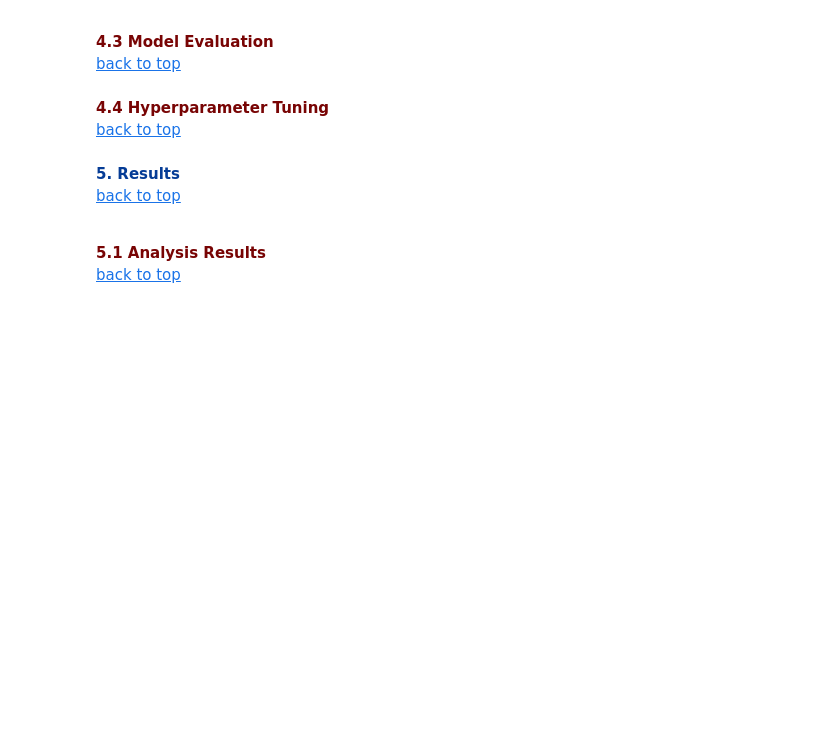
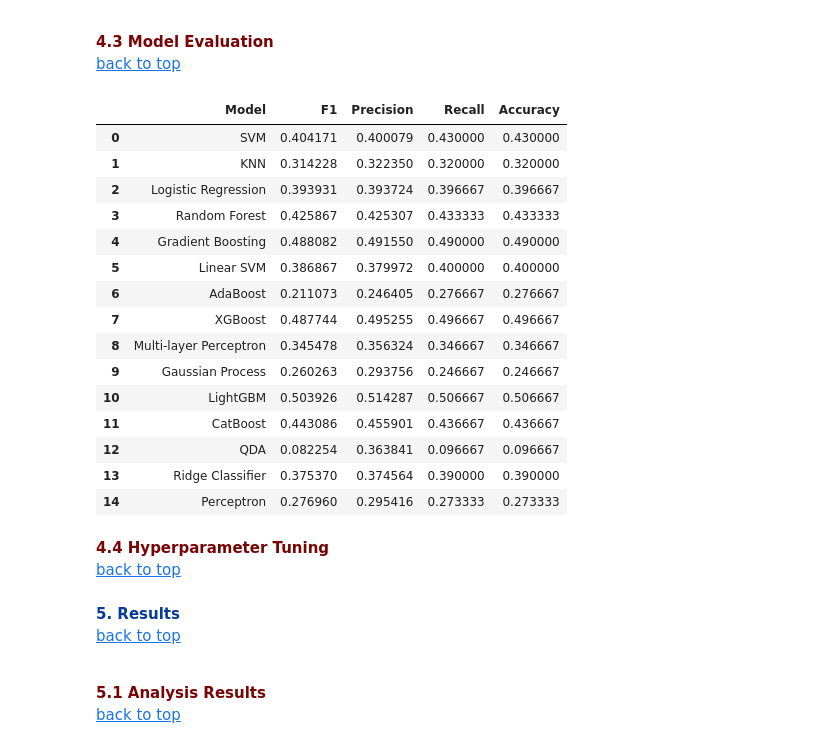
Before and after one commit to omar-kabeer/Classical_Punk, a Jupyter notebook: notebooks/modelling.ipynb, the cells around one changed output. Saved outputs shown, nothing was run; the diff lists cells and outputs as text; code cells hidden in the pictures; blank space fills up the shorter version.

Commit message:
add various models for training & evaluation

```diff
--- a/notebooks/modelling.ipynb
+++ b/notebooks/modelling.ipynb
@@ -59,0 +158,7 @@ df = df.dropna()
+# %%
+# Applying natural logarithm transformation to all columns
+train_df_transformed = X.apply(np.log)
+# Replace all NaN values with 0
+train_df_transformed = train_df_transformed.fillna(0)
+# Replace all inf values with 0
+train_df_transformed = train_df_transformed.replace([np.inf, -np.inf], 0)
@@ -60,3 +178,6 @@ df = df.dropna()
+# %%
+#Pareto Principle Split
+X_train, X_test, y_train, y_test = train_test_split(train_df_transformed[features_], y_encoded, test_size=0.3, random_state=42)
 # %% [markdown]
 <a id='model-selection'></a>
 
@@ -75,3 +492,29 @@ df = df.dropna()
+# %%
+# Create a list of model names
+model_list = ['SVM', 'KNN', 'Logistic Regression', 'Random Forest', 'Gradient Boosting',
+            'Linear SVM', 'AdaBoost', 'XGBoost', 'Multi-layer Perceptron', 'Gaussian Process',
+            'LightGBM', 'CatBoost', 'QDA', 'Ridge Classifier', 'Perceptron']
+# %%
+result = pd.DataFrame({'Model': model_list, 'F1': f1_list, 'Precision': pr_list, 'Recall': rc_list, 'Accuracy': acc_list})
+# %%
+result
+# %% [output]
+|  | Model | F1 | Precision | Recall | Accuracy |
+| 0 | SVM | 0.404171 | 0.400079 | 0.430000 | 0.430000 |
+| 1 | KNN | 0.314228 | 0.322350 | 0.320000 | 0.320000 |
+| 2 | Logistic Regression | 0.393931 | 0.393724 | 0.396667 | 0.396667 |
+| 3 | Random Forest | 0.425867 | 0.425307 | 0.433333 | 0.433333 |
+| 4 | Gradient Boosting | 0.488082 | 0.491550 | 0.490000 | 0.490000 |
+| 5 | Linear SVM | 0.386867 | 0.379972 | 0.400000 | 0.400000 |
+| 6 | AdaBoost | 0.211073 | 0.246405 | 0.276667 | 0.276667 |
+| 7 | XGBoost | 0.487744 | 0.495255 | 0.496667 | 0.496667 |
+| 8 | Multi-layer Perceptron | 0.345478 | 0.356324 | 0.346667 | 0.346667 |
+| 9 | Gaussian Process | 0.260263 | 0.293756 | 0.246667 | 0.246667 |
+| 10 | LightGBM | 0.503926 | 0.514287 | 0.506667 | 0.506667 |
+| 11 | CatBoost | 0.443086 | 0.455901 | 0.436667 | 0.436667 |
+| 12 | QDA | 0.082254 | 0.363841 | 0.096667 | 0.096667 |
+| 13 | Ridge Classifier | 0.375370 | 0.374564 | 0.390000 | 0.390000 |
+| 14 | Perceptron | 0.276960 | 0.295416 | 0.273333 | 0.273333 |
 # %% [markdown]
 <a id='hyperparameter-tuning'></a>
 <font size="+1" color='#780404'><b> 4.4 Hyperparameter Tuning</b></font>
```
Also changed, not shown: parts of 16 cells of this notebook, 5 other files.
